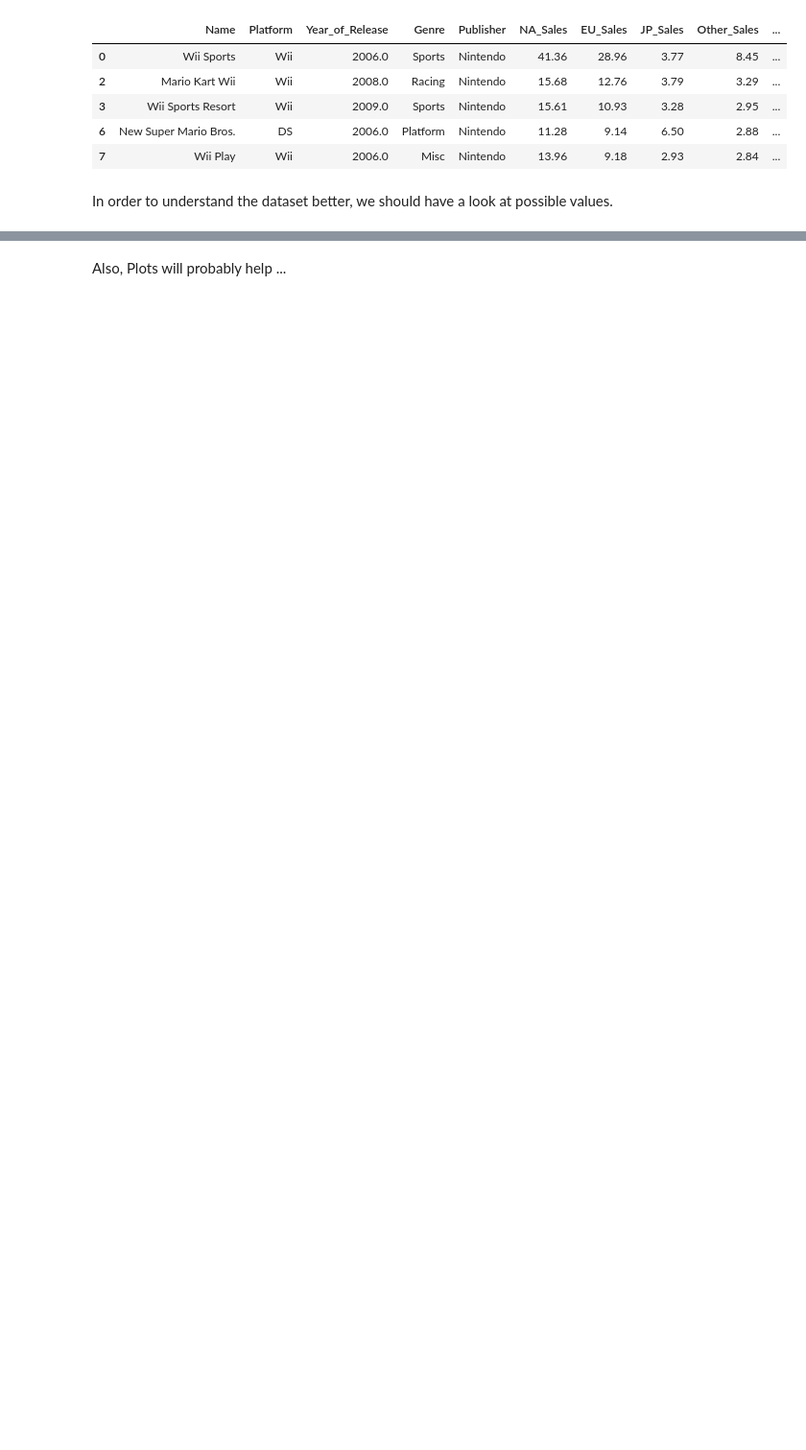
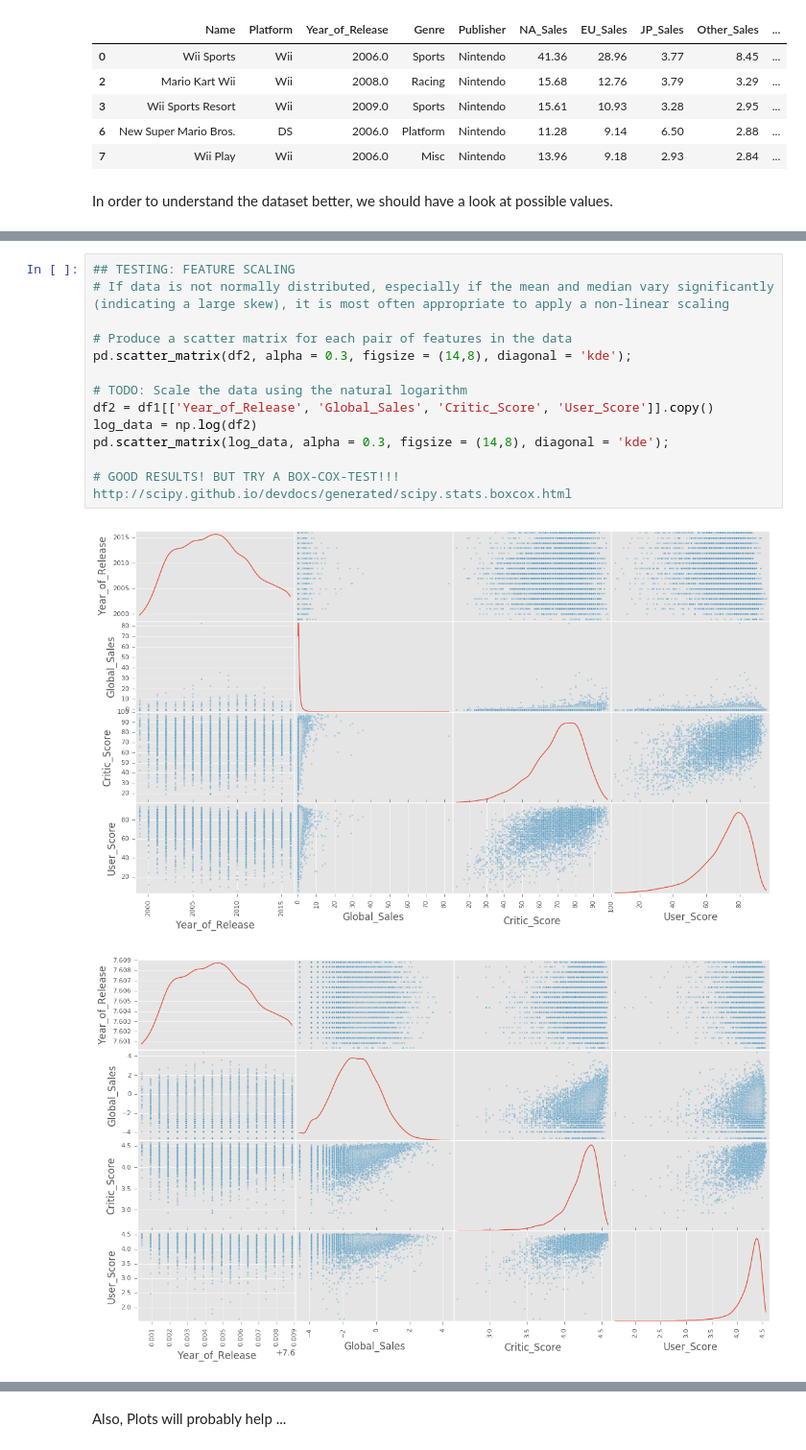
Before and after one commit to otacke/udacity-machine-learning-engineer, a Jupyter notebook: submissions/capstone_project/video_games_sales.ipynb, the cells around one changed output, grey strips where cells are left out. Shown at 96% size. Drawn from its saved outputs; the diff is of its cells as text; blank space fills up the shorter version.

```diff
--- a/submissions/capstone_project/video_games_sales.ipynb
+++ b/submissions/capstone_project/video_games_sales.ipynb
@@ -283,3 +290,19 @@ for genre in df1['Genre'].unique():
 # Rating (Boolean)
 for rating in df1['Rating'].unique():
     df1['Rating_' + rating] = df1['Rating'].map(lambda x: True if x == rating else False)
+# %%
+## TESTING: FEATURE SCALING
+# If data is not normally distributed, especially if the mean and median vary significantly (indicating a large skew), it is most often appropriate to apply a non-linear scaling
+
+# Produce a scatter matrix for each pair of features in the data
+pd.scatter_matrix(df2, alpha = 0.3, figsize = (14,8), diagonal = 'kde');
+
+# TODO: Scale the data using the natural logarithm
+df2 = df1[['Year_of_Release', 'Global_Sales', 'Critic_Score', 'User_Score']].copy()
+log_data = np.log(df2)
+pd.scatter_matrix(log_data, alpha = 0.3, figsize = (14,8), diagonal = 'kde');
+
+# GOOD RESULTS! BUT TRY A BOX-COX-TEST!!! http://scipy.github.io/devdocs/generated/scipy.stats.boxcox.html
+# %% [output]
+[figure, added]
+[figure, added]
```
Also changed, not shown: parts of 10 cells of this notebook, 1 other file.
